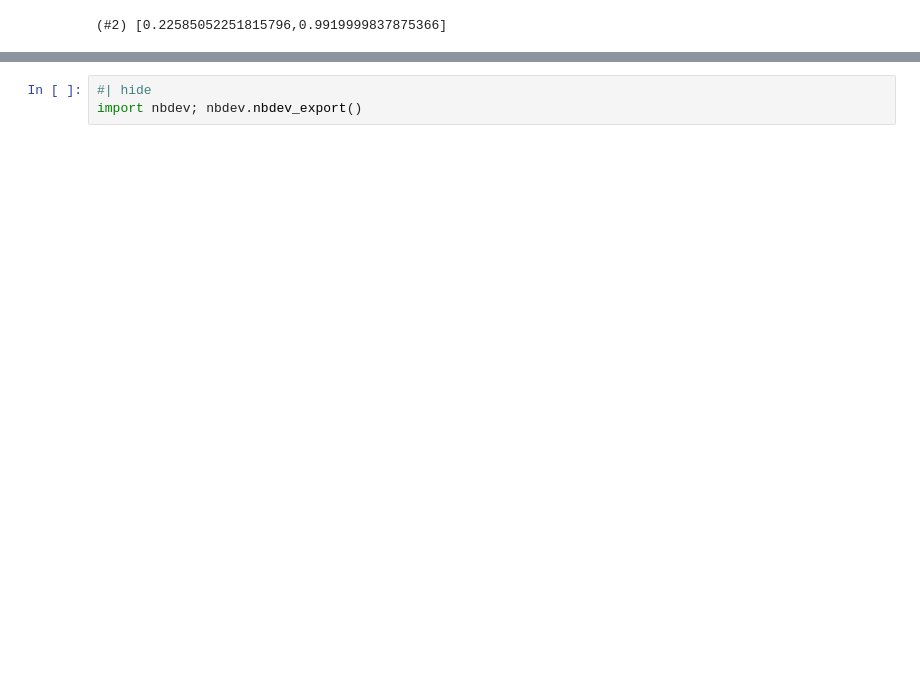
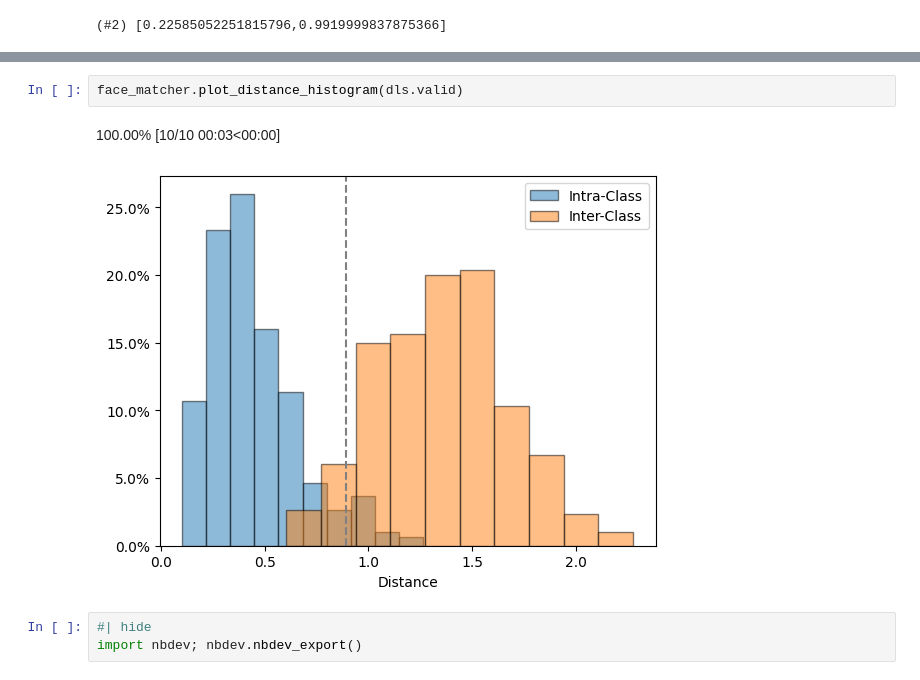
Before and after one commit to Irad-Zehavi/similarity-learning, a Jupyter notebook: nbs/facenet.ipynb, the cells around one changed output, grey strips where cells are left out. Drawn from its saved outputs; the diff is of its cells as text; blank space fills up the shorter version.

```diff
--- a/nbs/facenet.ipynb
+++ b/nbs/facenet.ipynb
@@ -59,3 +79,8 @@ face_matcher.plot_distance_histogram(dls.valid)
+# %%
+face_matcher.plot_distance_histogram(dls.valid)
+# %% [output]
+100.00% [10/10 00:03<00:00]
+[figure, added]
 # %%
 #| hide
 import nbdev; nbdev.nbdev_export()
```
Also changed, not shown: parts of 6 cells of this notebook.
